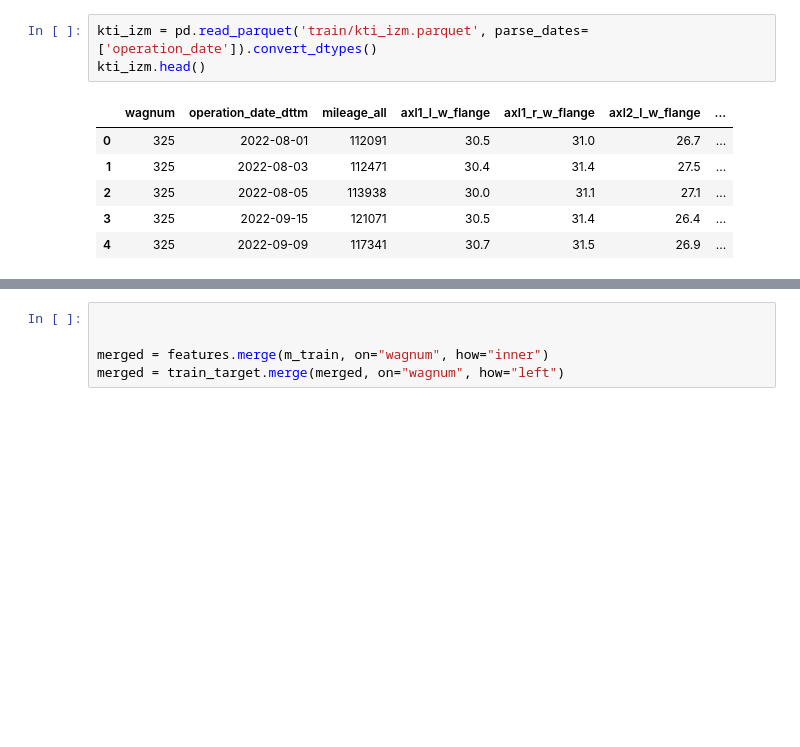
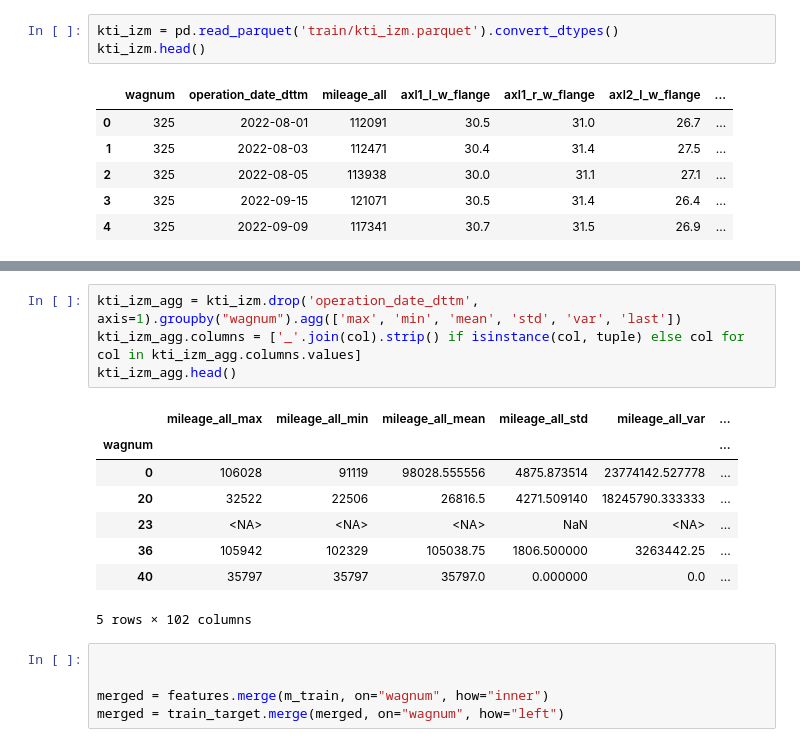
Before and after one commit to Dforgeek/DataWagonTrack2, a Jupyter notebook: new_jazzzzz_mich_step.ipynb, the cells around one changed output, grey strips where cells are left out. Cells and saved outputs as stored; diff of their text form; blank space fills up the shorter version.

```diff
--- a/new_jazzzzz_mich_step.ipynb
+++ b/new_jazzzzz_mich_step.ipynb
@@ -58,5 +58,5 @@ m_train = wag_param.drop(
 # %%
-kti_izm = pd.read_parquet('train/kti_izm.parquet', parse_dates=['operation_date']).convert_dtypes()
+kti_izm = pd.read_parquet('train/kti_izm.parquet').convert_dtypes()
 kti_izm.head()
 # %% [output]
 |  | wagnum | operation_date_dttm | mileage_all | axl1_l_w_flange | axl1_r_w_flange | axl2_l_w_flange | ... |
@@ -72,3 +104,16 @@ kti_izm_agg = kti_izm.groupby("wagnum").agg({
+# %%
+kti_izm_agg = kti_izm.drop('operation_date_dttm', axis=1).groupby("wagnum").agg(['max', 'min', 'mean', 'std', 'var', 'last'])
+kti_izm_agg.columns = ['_'.join(col).strip() if isinstance(col, tuple) else col for col in kti_izm_agg.columns.values]
+kti_izm_agg.head()
+# %% [output]
+|  | mileage_all_max | mileage_all_min | mileage_all_mean | mileage_all_std | mileage_all_var | ... |
+| wagnum |  |  |  |  |  | ... |
+| 0 | 106028 | 91119 | 98028.555556 | 4875.873514 | 23774142.527778 | ... |
+| 20 | 32522 | 22506 | 26816.5 | 4271.509140 | 18245790.333333 | ... |
+| 23 | <NA> | <NA> | <NA> | NaN | <NA> | ... |
+| 36 | 105942 | 102329 | 105038.75 | 1806.500000 | 3263442.25 | ... |
+| 40 | 35797 | 35797 | 35797.0 | 0.000000 | 0.0 | ... |
+5 rows × 102 columns
 # %%
 
 
```
Also changed, not shown: parts of 13 cells of this notebook.
